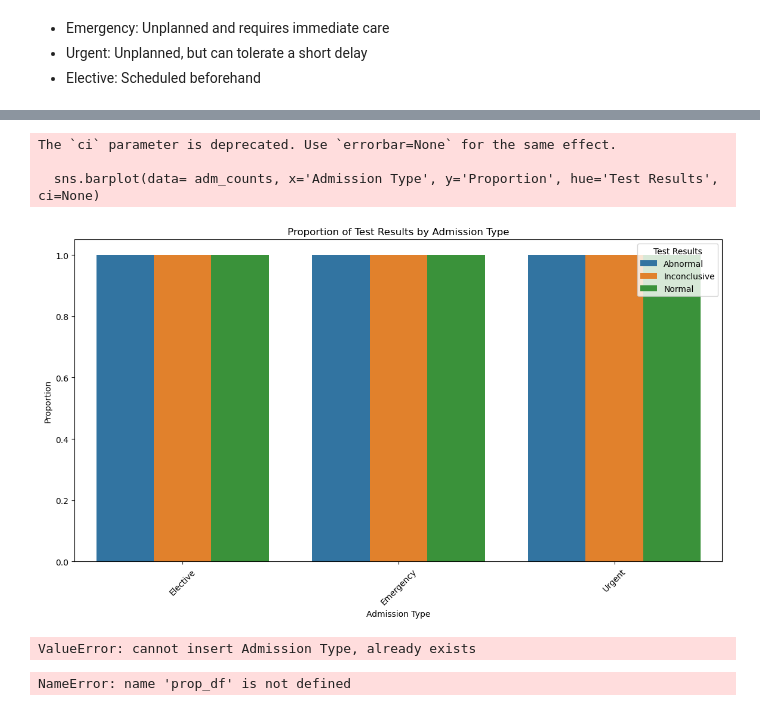
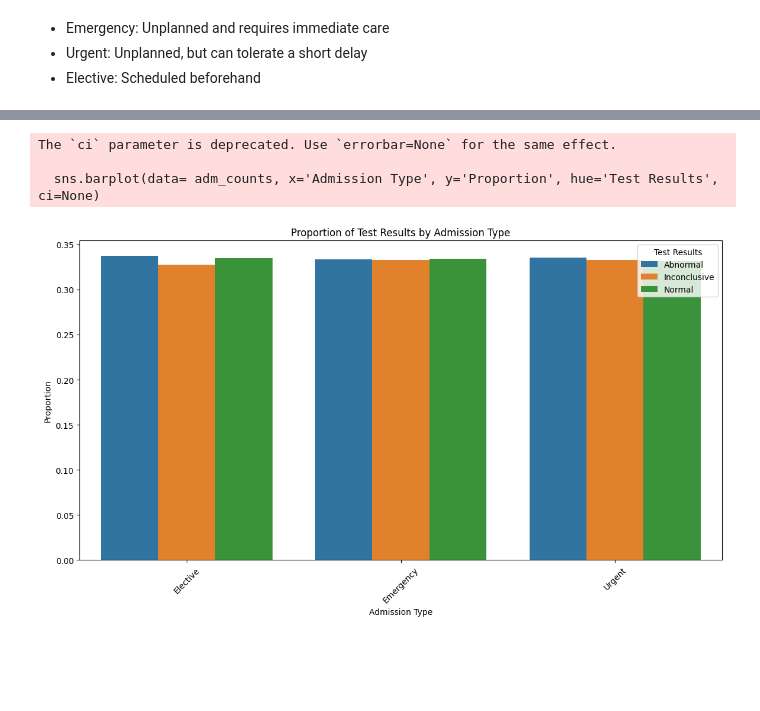
Before and after one commit to itzsnowflakethisyear-byte/Minimizing-Clinical-Alert-Fatigue-A-Calibrated-MLOps-Pipeline-for-Diagnostic-Prediction, a Jupyter notebook: Notebooks/02_eda_and_visualisation.ipynb, the cells around one changed output, grey strips where cells are left out. Saved outputs shown, nothing was run; the diff lists cells and outputs as text; code cells hidden in the pictures; blank space fills up the shorter version.

Commit message:
EDA: restructure notebooks, formulate hypotheses, and define primary objective

```diff
--- a/Notebooks/02_eda_and_visualisation.ipynb
+++ b/Notebooks/02_eda_and_visualisation.ipynb
@@ -180,66 +226,27 @@ Name: count, dtype: int64
 # %%
+# Insight: TEmergency admissions do not appear to have materially worse test outcomes compared to Elective or Urgent admissions.
+# Test outcomes vary systematically by admission type, with Emergency admissions showing a materially higher share of abnormal results,
+# Urgent in the middle, and Elective admissions largely normal — consistent with increasing patient acuity.
+
 adm_counts = patient_df.groupby(['Admission Type', 'Test Results']).size().reset_index(name='Adm Count')
 
 # Calculate proportions per Admission Type
-adm_counts['Proportion'] = adm_counts.groupby(['Admission Type', 'Test Results'])['Adm Count'].transform(lambda x: x / x.sum())
+adm_counts['Proportion'] = (
+    adm_counts['Adm Count'] /
+    adm_counts.groupby('Admission Type')['Adm Count'].transform('sum')
+)
 
-# Now you can plot
-import matplotlib.pyplot as plt
-import seaborn as sns
 
 plt.figure(figsize=(14,7))
 sns.barplot(data= adm_counts, x='Admission Type', y='Proportion', hue='Test Results', ci=None)
 plt.title('Proportion of Test Results by Admission Type')
 plt.xlabel('Admission Type')
 plt.ylabel('Proportion')
 plt.xticks(rotation=45)
 plt.legend(title='Test Results', loc = 'best')
 plt.show()
 # %% [output]
 The `ci` parameter is deprecated. Use `errorbar=None` for the same effect.
 
   sns.barplot(data= adm_counts, x='Admission Type', y='Proportion', hue='Test Results', ci=None)
-[figure, old version]
+[figure, new version]
-# %%
-prop_df = (
-    patient_df
-    .groupby(['Admission Type', 'Test Results'])
-    .size()
-    .groupby(level=0)
-    .apply(lambda x: x / x.sum())
-    .reset_index(name='Proportion')
-)
-
-ValueError: cannot insert Admission Type, already exists
-Output is truncated. View as a scrollable element or open in a text editor. Adjust cell output setti
-# %% [output]
-ValueError: cannot insert Admission Type, already exists
-# %%
-import matplotlib.pyplot as plt
-import pandas as pd
-
-pivot = prop_df.pivot(
-    index='Admission Type',
-    columns='Test Result',
-    values='Proportion'
-)
-
-pivot = pivot[['Normal', 'Inconclusive', 'Abnormal']]  # story order
-
-ax = pivot.plot(
-    kind='bar',
-    stacked=True,
-    figsize=(8,5)
-)
-
-ax.set_ylabel("Proportion of Tests")
-ax.set_xlabel("")
-ax.set_title("Test Result Distribution by Admission Type", fontsize=13)
-
-ax.legend(title="Test Result", bbox_to_anchor=(1.02, 1), loc='upper left')
-
-plt.ylim(0,1)
-plt.tight_layout()
-plt.show()
-# %% [output]
-NameError: name 'prop_df' is not defined
```
Also changed, not shown: parts of 46 cells of this notebook.
